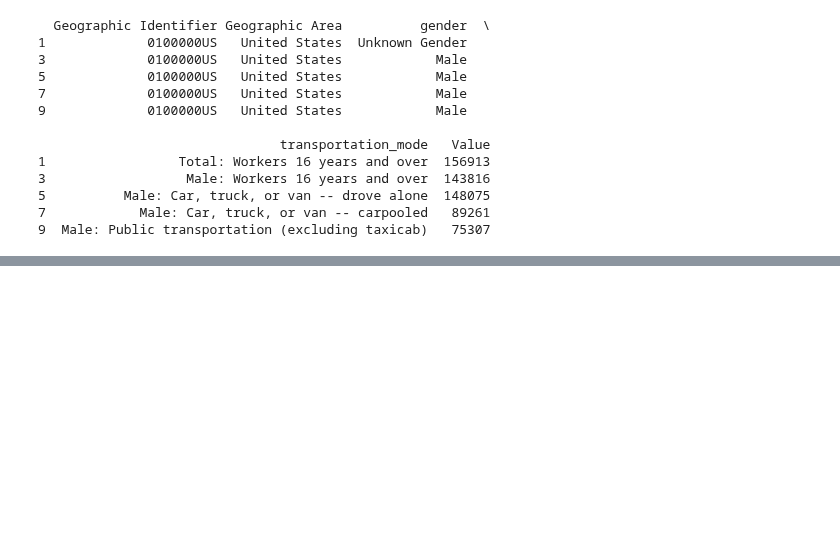
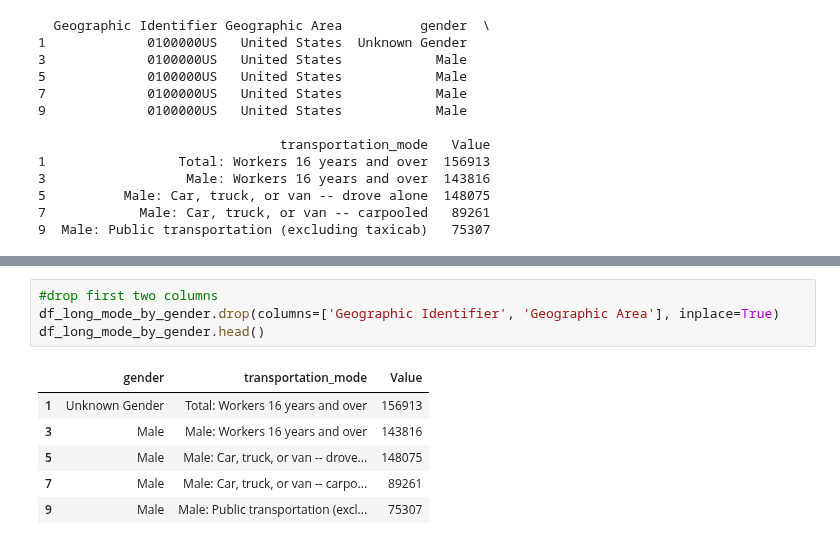
Before and after one commit to angelikabrown/CensusDataEDA, a Jupyter notebook: census_data_cleaning.ipynb, the cells around one changed output, grey strips where cells are left out. Drawn from its saved outputs; the diff is of its cells as text; blank space fills up the shorter version.

```diff
--- a/census_data_cleaning.ipynb
+++ b/census_data_cleaning.ipynb
@@ -902,0 +923,11 @@ print(df_long_mode_by_gender.head())
+# %%
+#drop first two columns
+df_long_mode_by_gender.drop(columns=['Geographic Identifier', 'Geographic Area'], inplace=True)
+df_long_mode_by_gender.head()
+# %% [output]
+|  | gender | transportation_mode | Value |
+| 1 | Unknown Gender | Total: Workers 16 years and over | 156913 |
+| 3 | Male | Male: Workers 16 years and over | 143816 |
+| 5 | Male | Male: Car, truck, or van -- drove... | 148075 |
+| 7 | Male | Male: Car, truck, or van -- carpo... | 89261 |
+| 9 | Male | Male: Public transportation (excl... | 75307 |
```
Also changed, not shown: parts of 2 cells of this notebook.
